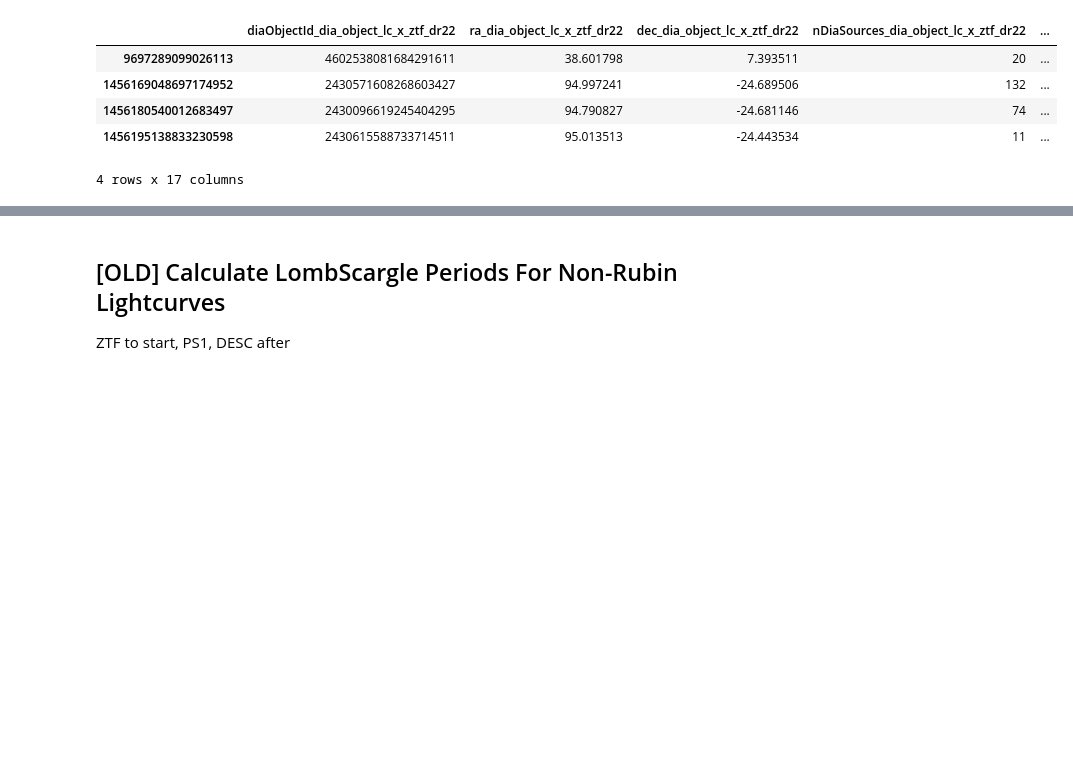
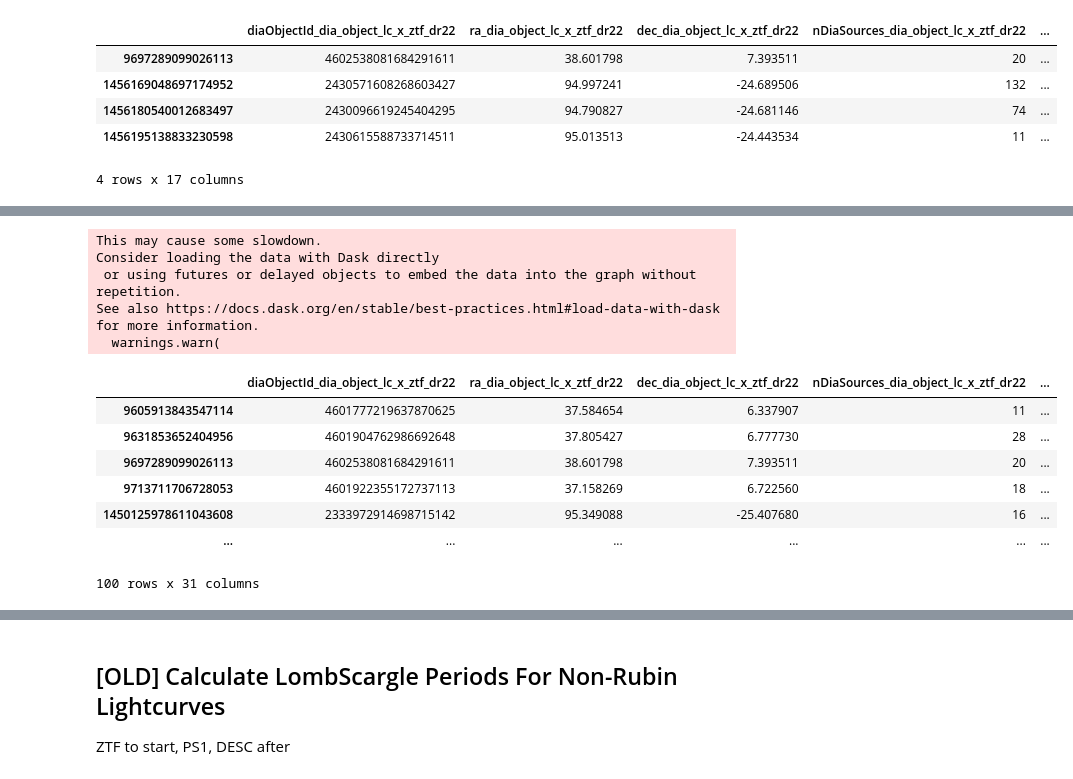
Before and after one commit to lsst-sitcom/linccf, a Jupyter notebook: internal/march_sprint/5.other_periodic_to_rubin/period_comparison.ipynb, the cells around one changed output, grey strips where cells are left out. Drawn from its saved outputs; the diff is of its cells as text; code cells hidden in the pictures; blank space fills up the shorter version.

```diff
--- a/internal/march_sprint/5.other_periodic_to_rubin/period_comparison.ipynb
+++ b/internal/march_sprint/5.other_periodic_to_rubin/period_comparison.ipynb
@@ -216,0 +268,17 @@ result
+# %%
+vsx_ndf = lc_vsx.compute().dropna(subset=["Period_vsx"]).query("nDiaSources_dia_object_lc_x_ztf_dr22>10")
+vsx_ndf
+# %% [output]
+This may cause some slowdown.
+Consider loading the data with Dask directly
+ or using futures or delayed objects to embed the data into the graph without repetition.
+See also https://docs.dask.org/en/stable/best-practices.html#load-data-with-dask for more information.
+  warnings.warn(
+|  | diaObjectId_dia_object_lc_x_ztf_dr22 | ra_dia_object_lc_x_ztf_dr22 | dec_dia_object_lc_x_ztf_dr22 | nDiaSources_dia_object_lc_x_ztf_dr22 | ... |
+| 9605913843547114 | 4601777219637870625 | 37.584654 | 6.337907 | 11 | ... |
+| 9631853652404956 | 4601904762986692648 | 37.805427 | 6.777730 | 28 | ... |
+| 9697289099026113 | 4602538081684291611 | 38.601798 | 7.393511 | 20 | ... |
+| 9713711706728053 | 4601922355172737113 | 37.158269 | 6.722560 | 18 | ... |
+| 1450125978611043608 | 2333972914698715142 | 95.349088 | -25.407680 | 16 | ... |
+| ... | ... | ... | ... | ... | ... |
+100 rows x 31 columns
```
Also changed, not shown: parts of 9 cells of this notebook.
